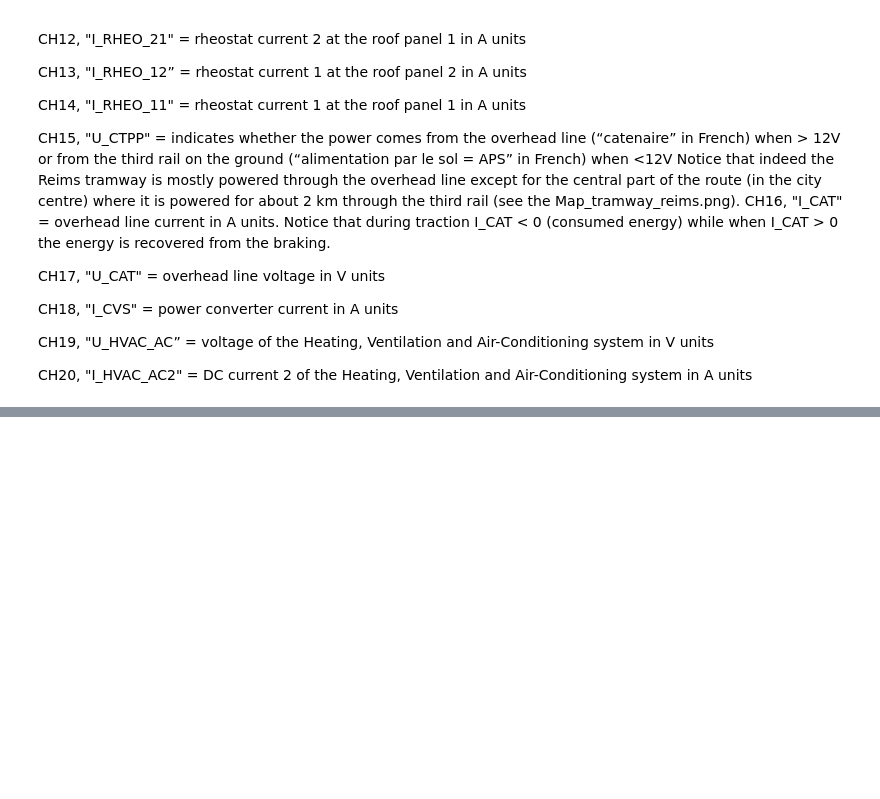
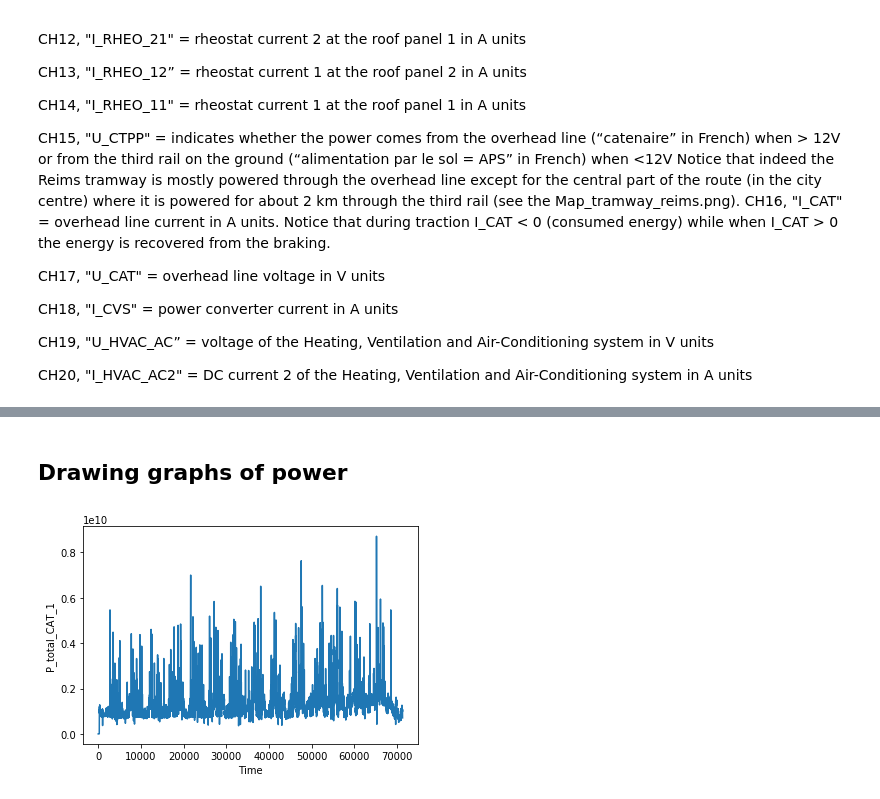
Before and after one commit to klemenkenda/EnergyRail, a Jupyter notebook: Exploratory/First_30_s.ipynb, the cells around one changed output, grey strips where cells are left out. Drawn from its saved outputs; the diff is of its cells as text; code cells hidden in the pictures; blank space fills up the shorter version.

```diff
--- a/Exploratory/First_30_s.ipynb
+++ b/Exploratory/First_30_s.ipynb
@@ -234,0 +287,10 @@ factor
+# %% [markdown]
+## Drawing graphs of power
+# %%
+plt.figure(2)
+plt.xlabel("Time")
+plt.ylabel("P_total_CAT_1")
+plt.plot(df2["P_total_CAT_1"])
+plt.show()
+# %% [output]
+[figure, added]
```
Also changed, not shown: parts of 19 cells of this notebook.
